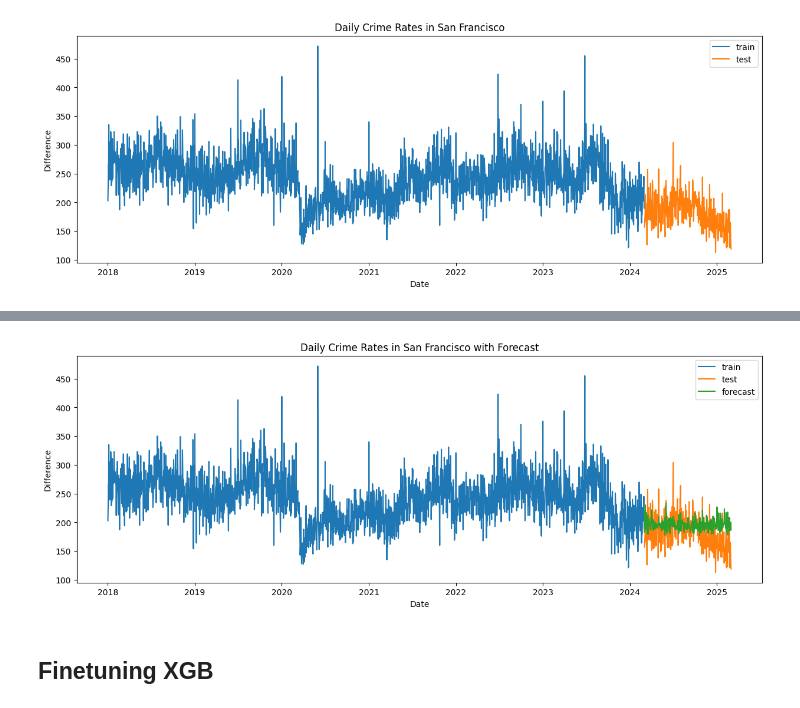
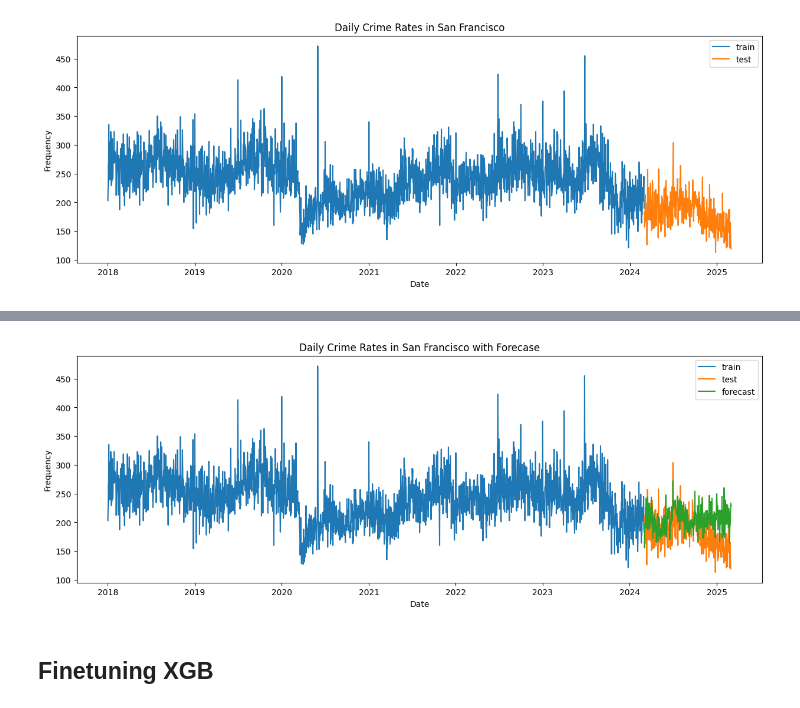
Before and after one commit to rogerwng/SFPD_Crime, a Jupyter notebook: forecasting.ipynb, the cells around one changed output, grey strips where cells are left out. Saved outputs shown, nothing was run; the diff lists cells and outputs as text; code cells hidden in the pictures.

Commit message:
restructure forecast

```diff
--- a/forecasting.ipynb
+++ b/forecasting.ipynb
@@ -98,3 +84,0 @@ plt.show()
-# %%
-ts['next'] = ts['count'].shift(-1)
-display(ts.head())
@@ -211,60 +255,29 @@ XGBRegressor(base_score=None, booster=None, callbacks=None,
              min_child_weight=None, missing=nan, monotone_constraints=None,
              multi_strategy=None, n_estimators=500, n_jobs=None,
              num_parallel_tree=None, random_state=None, ...)
-# %%
-# predict one date ahead function
-def predict_next_day(data, model):
-    # predict next date
-    X = data.drop(labels=['next'], axis=1).iloc[-1]
-    pred = model.predict([X])[0]
-
-    # add row to dataframe
-    nextdate = data.index[-1] + pd.Timedelta(days=1)
-    data.loc[nextdate] = 0.0
-
-    #data.loc[nextdate, 'diff1lag1'] = data.iloc[-2]['diff1']
-    data.loc[nextdate, 'lag1'] = data.iloc[-2]['count']
-    data.loc[nextdate, 'lag3'] = data.iloc[-4]['count']
-    data.loc[nextdate, 'lag5'] = data.iloc[-7]['count']
-
-    data.loc[nextdate, 'year'] = nextdate.year
-    data.loc[nextdate, 'day'] = nextdate.day
-    data.loc[nextdate, 'month'] = nextdate.month
-    data.loc[nextdate, 'weekend'] = (nextdate.weekday() >= 5)
-    data.loc[nextdate, 'holiday'] = (nextdate in holidays.US())
-    data['holiday'] = data['holiday'].astype(bool)
-    data['weekend'] = data['weekend'].astype(bool)
-
-    for window in [3,7,15,30]:
-        rolling = data['count'].rolling(window)
-        data.loc[nextdate, f'ma{window}'] = rolling.mean().iloc[-1]
-        data.loc[nextdate, f'mstd{window}'] = rolling.std().iloc[-1]
-        data.loc[nextdate, f'mtrend{window}'] = data[f'ma{window}'].diff().iloc[-1]
-
-    data.loc[nextdate, 'count'] = pred
-    data.loc[nextdate, 'diff1'] = pred - data.iloc[-2]['count']
-
-futures = train.copy()
-# predict next n days
-n = 365
-for i in range(n):
-    predict_next_day(futures, xgb)
-
-# visualize forecast
-forecast_start = train.index[-1] + pd.Timedelta(days=1)
-
-fig, ax = plt.subplots(1,1, figsize=(15, 5))
-ax.plot(train['count'], label='train')
-ax.plot(test['count'], label='test')
-ax.plot(futures[futures.index >= forecast_start]['count'], label='forecast')
-ax.set_title('Daily Crime Rates in San Francisco with Forecast')
-ax.set_ylabel('Difference')
-ax.set_xlabel('Date')
-ax.legend()
-
-plt.show()
-# %% [output]
-[figure, removed]
+# %%
+# visualize forecast
+futures=train.copy()
+n = 365
+for i in range(n):
+    newrow = predict_next_day(futures, xgb)
+    newrow = pd.DataFrame(newrow).T
+    futures = pd.concat([futures, newrow])
+
+forecast_start = train.index[-1] + pd.Timedelta(days=1)
+
+fig, ax = plt.subplots(1,1, figsize=(15,5))
+ax.plot(train['count'], label='train')
+ax.plot(test['count'], label='test')
+ax.plot(futures[futures.index >= forecast_start]['count'], label='forecast')
+ax.set_title('Daily Crime Rates in San Francisco with Forecase')
+ax.set_xlabel('Date')
+ax.set_ylabel('Frequency')
+ax.legend()
+
+plt.show()
+# %% [output]
+[figure, added]
 # %% [markdown]
 ## Finetuning XGB
 # %%
```
Also changed, not shown: parts of 21 cells of this notebook.
